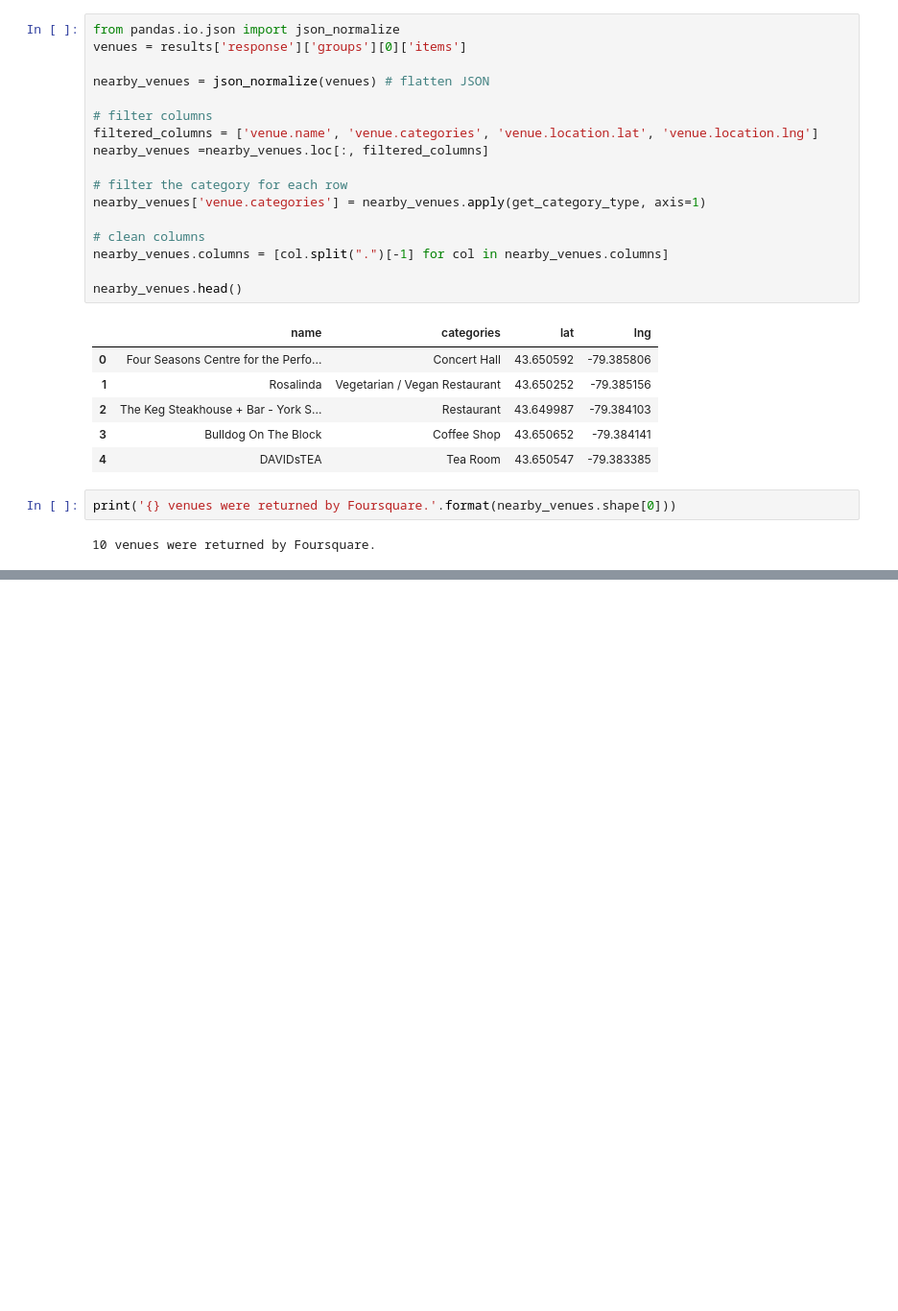
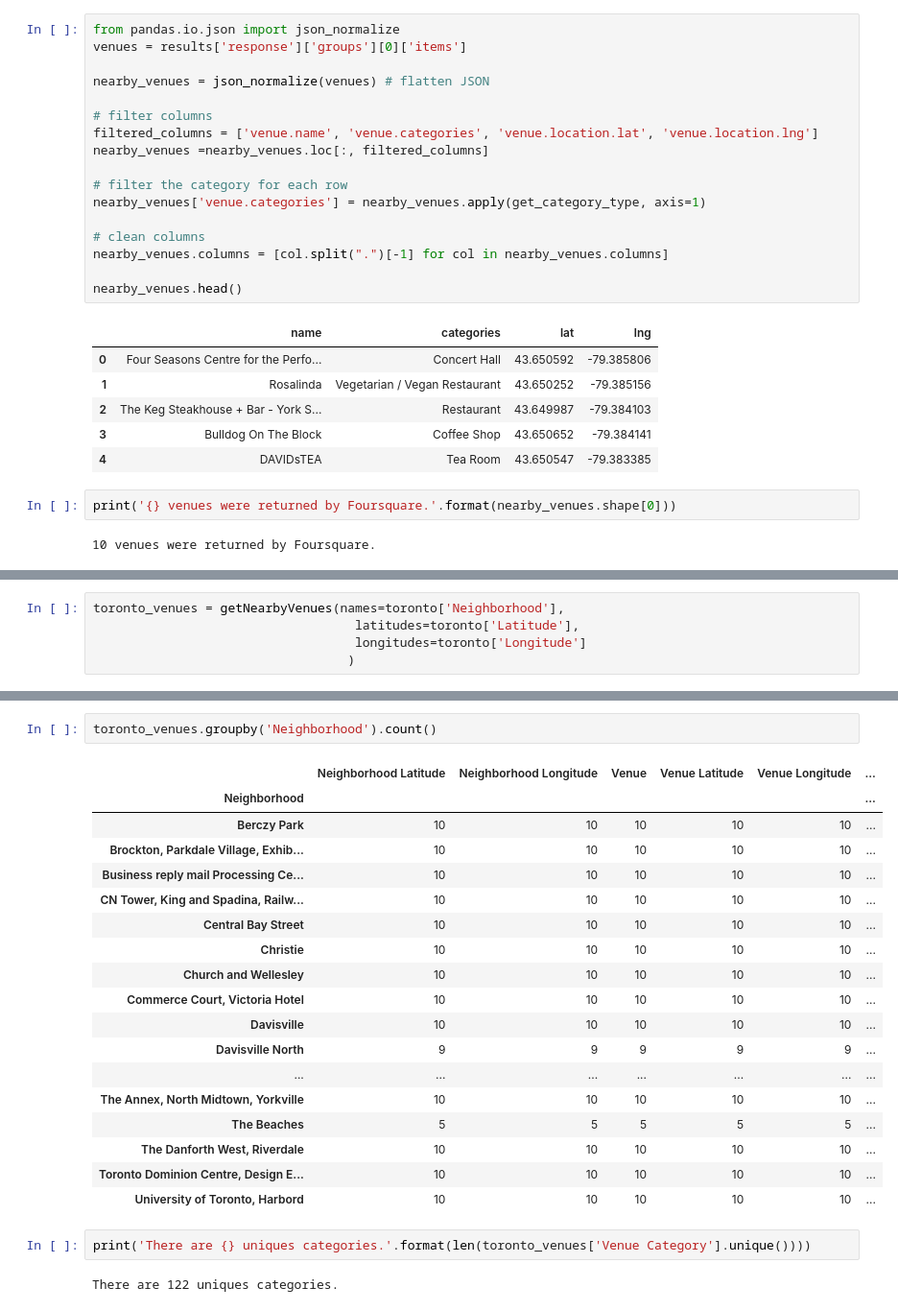
Before and after one commit to RadhaYashwanth/Coursera_Capstone, a Jupyter notebook: DataScience Captsone Week3 Part 3_Final.ipynb, the cells around one changed output, grey strips where cells are left out. Shown: that part at 96% size. Cells and saved outputs as stored; diff of their text form; blank space fills up the shorter version.

```diff
--- a/DataScience Captsone Week3 Part 3_Final.ipynb
+++ b/DataScience Captsone Week3 Part 3_Final.ipynb
@@ -222,0 +265,5 @@ print('{} venues were returned by Foursquare.'.format(nearby_venues.shape[0]))
+# %%
+toronto_venues = getNearbyVenues(names=toronto['Neighborhood'],
+                                   latitudes=toronto['Latitude'],
+                                   longitudes=toronto['Longitude']
+                                  )
@@ -222,0 +299,25 @@ print('{} venues were returned by Foursquare.'.format(nearby_venues.shape[0]))
+# %%
+toronto_venues.groupby('Neighborhood').count()
+# %% [output]
+|  | Neighborhood Latitude | Neighborhood Longitude | Venue | Venue Latitude | Venue Longitude | ... |
+| Neighborhood |  |  |  |  |  | ... |
+| Berczy Park | 10 | 10 | 10 | 10 | 10 | ... |
+| Brockton, Parkdale Village, Exhib... | 10 | 10 | 10 | 10 | 10 | ... |
+| Business reply mail Processing Ce... | 10 | 10 | 10 | 10 | 10 | ... |
+| CN Tower, King and Spadina, Railw... | 10 | 10 | 10 | 10 | 10 | ... |
+| Central Bay Street | 10 | 10 | 10 | 10 | 10 | ... |
+| Christie | 10 | 10 | 10 | 10 | 10 | ... |
+| Church and Wellesley | 10 | 10 | 10 | 10 | 10 | ... |
+| Commerce Court, Victoria Hotel | 10 | 10 | 10 | 10 | 10 | ... |
+| Davisville | 10 | 10 | 10 | 10 | 10 | ... |
+| Davisville North | 9 | 9 | 9 | 9 | 9 | ... |
+| ... | ... | ... | ... | ... | ... | ... |
+| The Annex, North Midtown, Yorkville | 10 | 10 | 10 | 10 | 10 | ... |
+| The Beaches | 5 | 5 | 5 | 5 | 5 | ... |
+| The Danforth West, Riverdale | 10 | 10 | 10 | 10 | 10 | ... |
+| Toronto Dominion Centre, Design E... | 10 | 10 | 10 | 10 | 10 | ... |
+| University of Toronto, Harbord | 10 | 10 | 10 | 10 | 10 | ... |
+# %%
+print('There are {} uniques categories.'.format(len(toronto_venues['Venue Category'].unique())))
+# %% [output]
+There are 122 uniques categories.
```
Also changed, not shown: parts of 16 cells of this notebook.
